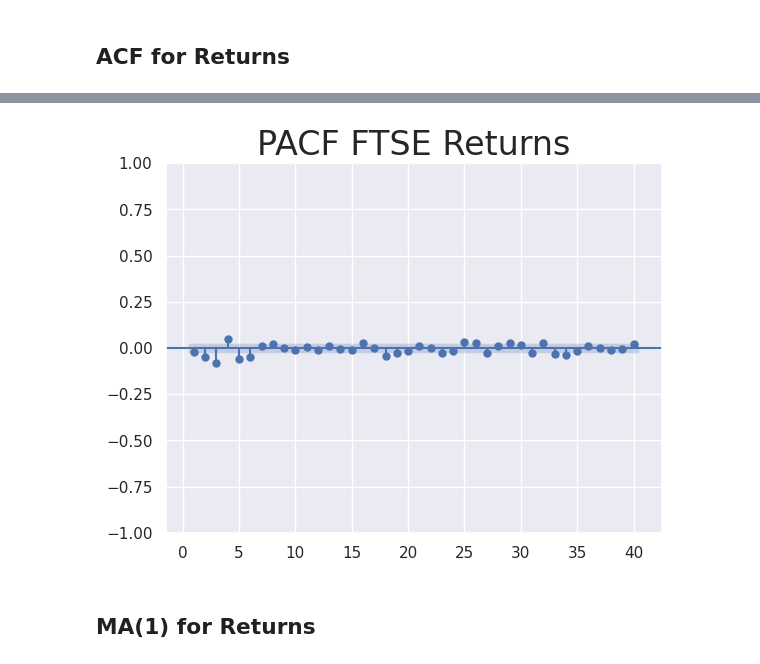
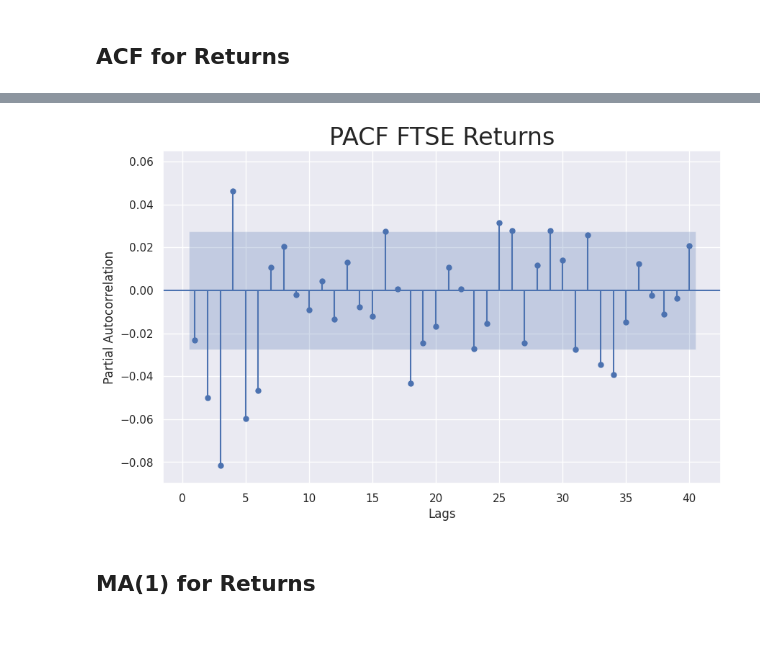
Before and after one commit to davidsosaolea/curso-series-temporales, a Jupyter notebook: 6. Modelos MA medias móviles/Python/8_Modelo_MA_Returns.ipynb, the cells around one changed output, grey strips where cells are left out. Cells and saved outputs as stored; diff of their text form; code cells hidden in the pictures; blank space fills up the shorter version.

```diff
--- a/6. Modelos MA medias móviles/Python/8_Modelo_MA_Returns.ipynb
+++ b/6. Modelos MA medias móviles/Python/8_Modelo_MA_Returns.ipynb
@@ -66,9 +75,15 @@ plt.show()
 # %%
-sgt.plot_pacf(df.returns[1:], lags = 40, zero = False, method = ('ols'))
+# Suponiendo que df.returns[1:] contiene tus datos de retorno
+fig, ax = plt.subplots(figsize=(10, 6))
+sgt.plot_pacf(df.returns[1:], lags=40, zero=False, method='ols', ax=ax)
 plt.title("PACF FTSE Returns", size=24)
+plt.ylim(-0.09, 0.065)  # Establece los límites del eje Y
+plt.xlabel('Lags')
+plt.ylabel('Partial Autocorrelation')
+plt.grid(True)
 plt.show()
 # %% [output]
-[figure, old version]
+[figure, new version]
 # %% [markdown]
 ## MA(1) for Returns
 # %%
```
Also changed, not shown: parts of 22 cells of this notebook.
